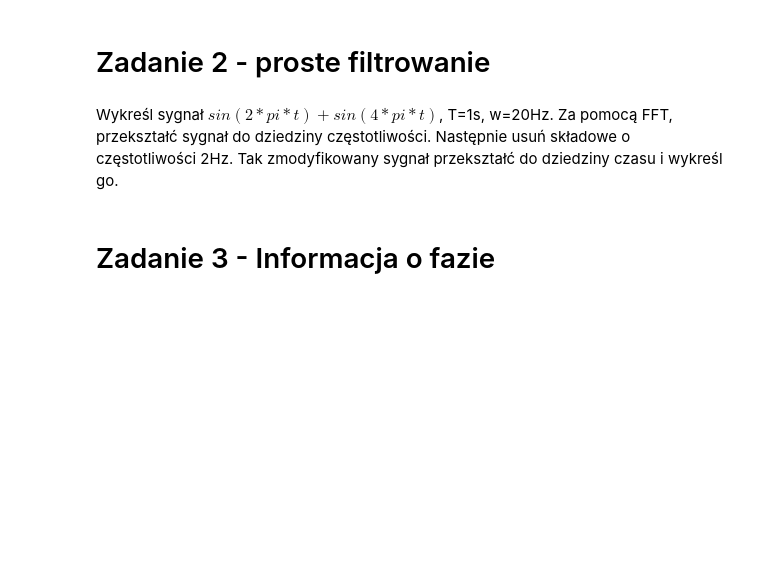
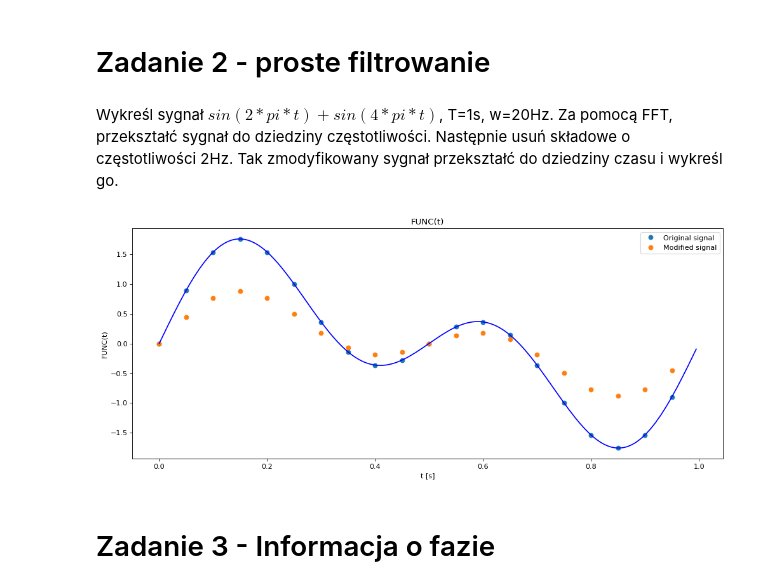
Before and after one commit to Domikado5/kck, a Jupyter notebook: lab9 - signals 2/145402_145280_sygnaly_2.ipynb, the cells around one changed output. Cells and saved outputs as stored; diff of their text form; code cells hidden in the pictures; blank space fills up the shorter version.

```diff
--- a/lab9 - signals 2/145402_145280_sygnaly_2.ipynb
+++ b/lab9 - signals 2/145402_145280_sygnaly_2.ipynb
@@ -58,6 +58,38 @@ The period [in years]: 11.145
 # Zadanie 2 - proste filtrowanie
 # %% [markdown]
 Wykreśl sygnał $sin(2*pi*t) + sin(4*pi*t)$, T=1s, w=20Hz. Za pomocą FFT, przekształć sygnał do dziedziny częstotliwości. Następnie usuń składowe o częstotliwości 2Hz. Tak zmodyfikowany sygnał przekształć do dziedziny czasu i wykreśl go.
+# %%
+T = 1
+w = 20
+TW = 1/w
+t = np.arange(0, T, TW)
+n = len(t)
+
+FUNC = lambda t: np.sin(2*np.pi*t) + np.sin(4*np.pi*t)
+signal = FUNC(t)  # calculating the original signal
+
+base_t = np.arange(0, T, 1/200)
+base_signal = FUNC(base_t)  # creating a smoother original signal
+
+to_filter = [1, 18]  # creating an indices mask to filter the original signal
+
+signal_f = np.fft.fft(signal)  # applying discrete fourier transform
+filtered_signal_f = np.copy(signal_f)
+filtered_signal_f[to_filter] = 0  # removing the 2Hz frequency
+
+filtered_signal = np.real(np.fft.ifft(filtered_signal_f))  # applying inverse dicrete fourier transform
+
+plt.figure(figsize=(15, 6), dpi=80)
+plt.title('FUNC(t)')
+plt.ylabel('FUNC(t)')
+plt.xlabel('t [s]')
+plt.plot(t, signal, 'o')
+plt.plot(t, filtered_signal, 'o')
+plt.plot(base_t, base_signal, color='blue')
+plt.legend(['Original signal', 'Modified signal'])
+plt.show()
+# %% [output]
+[figure, added]
 # %% [markdown]
 # Zadanie 3 - Informacja o fazie
 # %% [markdown]
```
